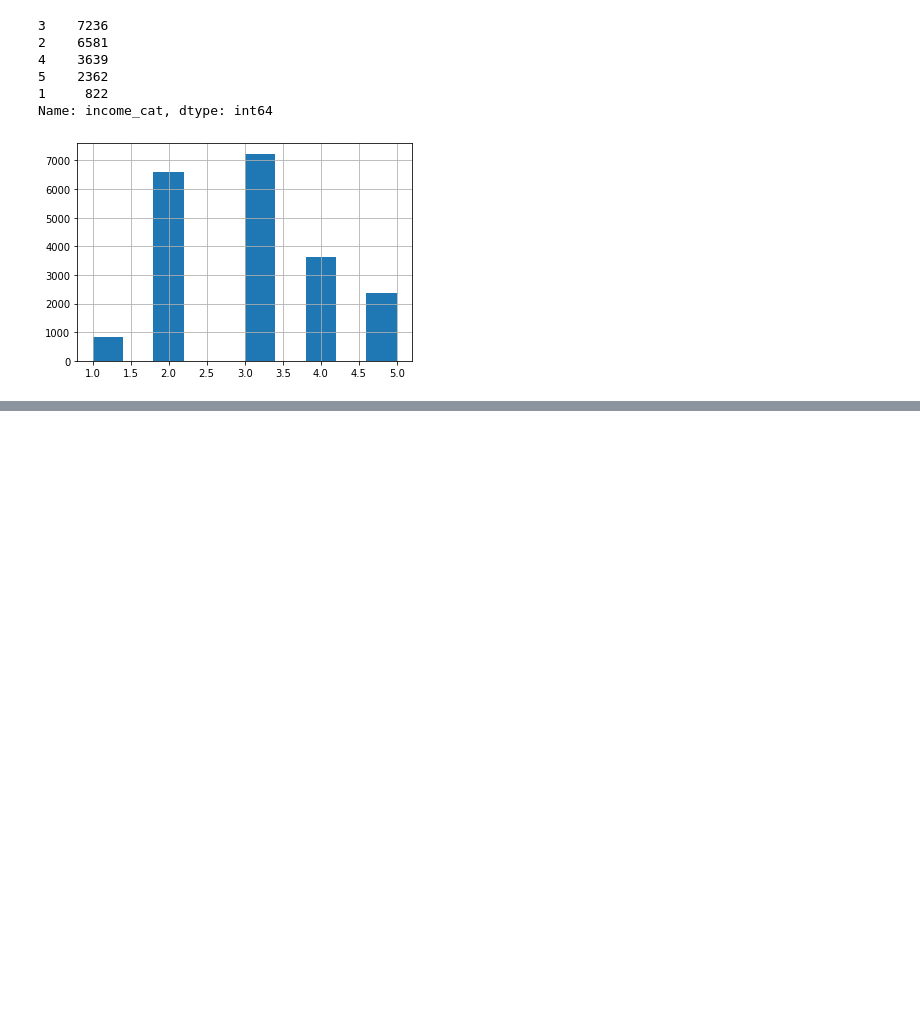
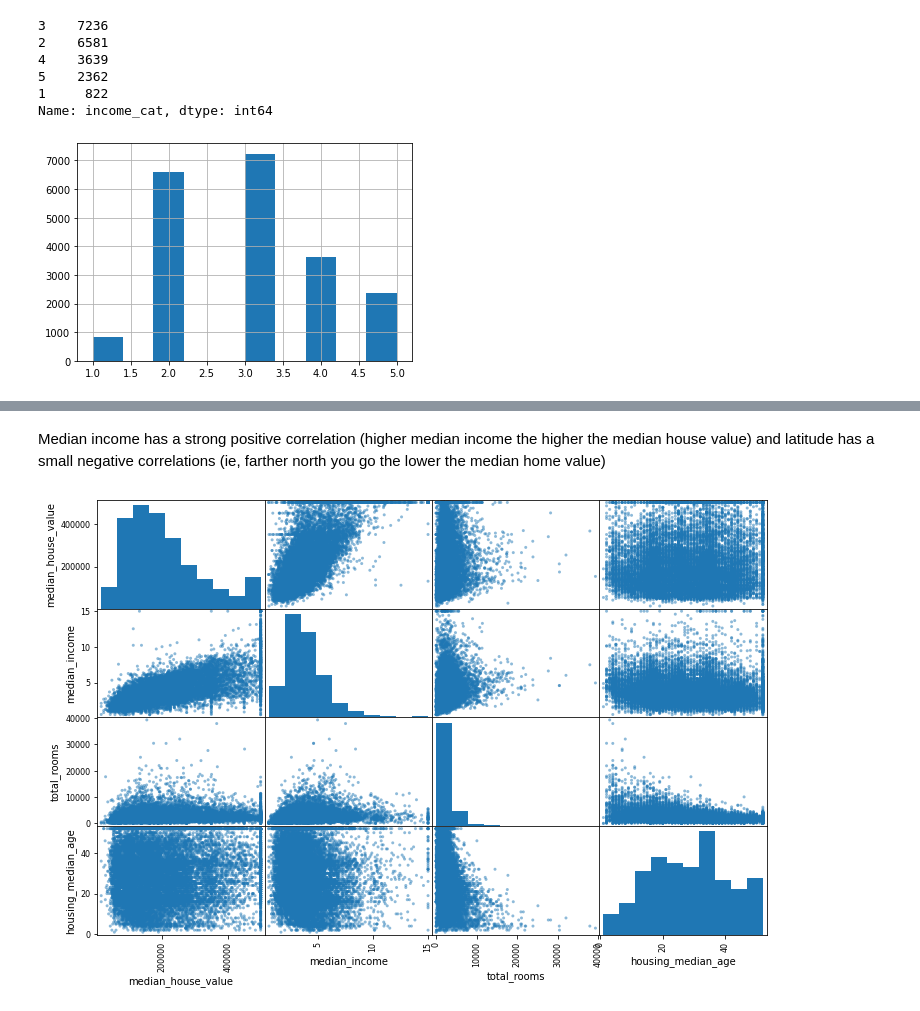
Before and after one commit to patrickmcm25/Hands-on-Machine-Learning, a Jupyter notebook: 02_Machine_Learning_Project_End_to_End.ipynb, the cells around one changed output, grey strips where cells are left out. Drawn from its saved outputs; the diff is of its cells as text; code cells hidden in the pictures; blank space fills up the shorter version.

```diff
--- a/02_Machine_Learning_Project_End_to_End.ipynb
+++ b/02_Machine_Learning_Project_End_to_End.ipynb
@@ -99,0 +156,10 @@ housing['income_cat'].hist();
+# %% [markdown]
+Median income has a strong positive correlation (higher median income the higher the median house value) and latitude has a small negative correlations (ie, farther north you go the lower the median home value)
+# %%
+# Use a scatter matrix to visualize the correlation
+from pandas.plotting import scatter_matrix
+
+attributes = ['median_house_value', 'median_income', 'total_rooms', 'housing_median_age']
+scatter_matrix(housing[attributes], figsize=(12, 8));
+# %% [output]
+[figure, added]
```
Also changed, not shown: parts of 17 cells of this notebook.
